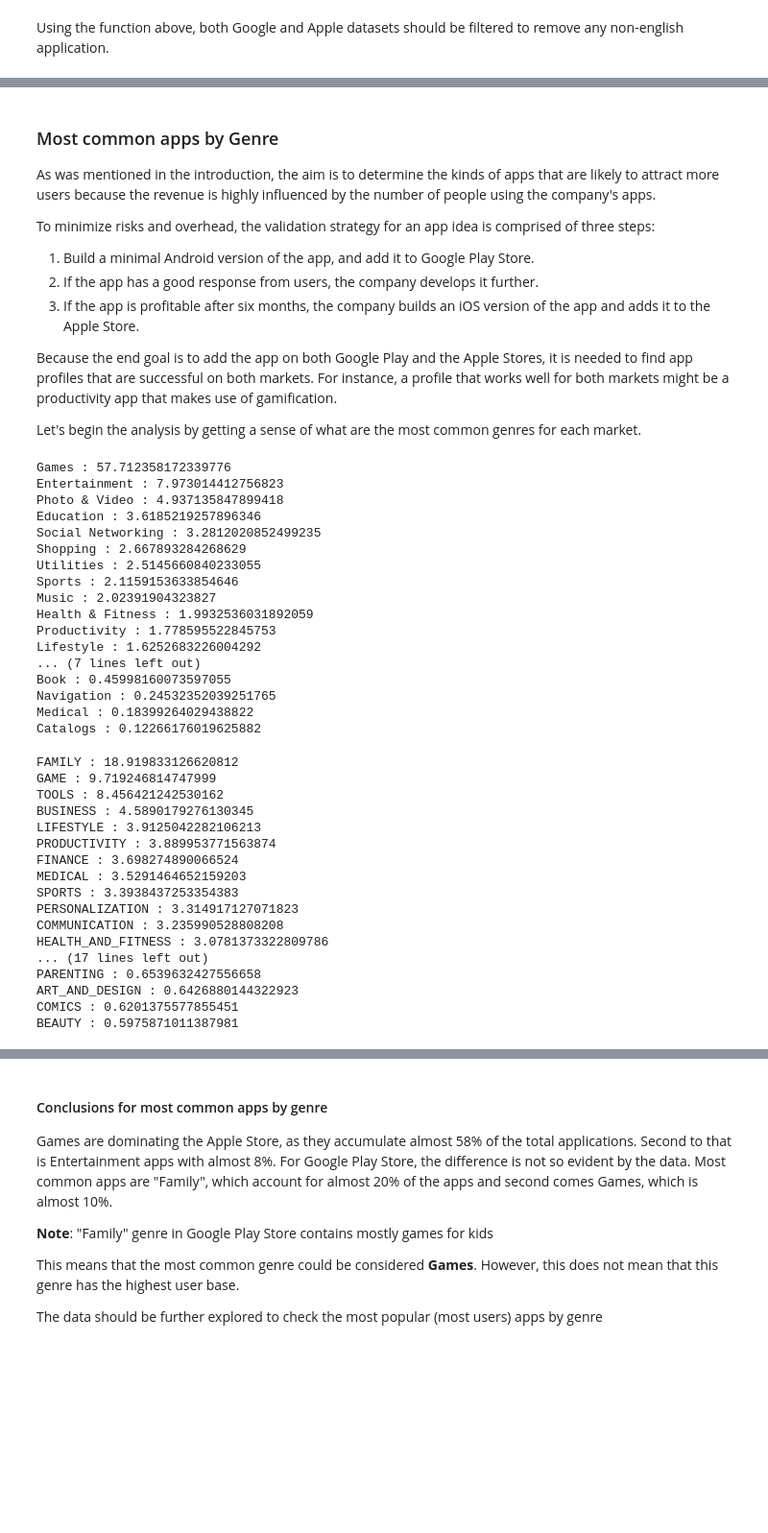
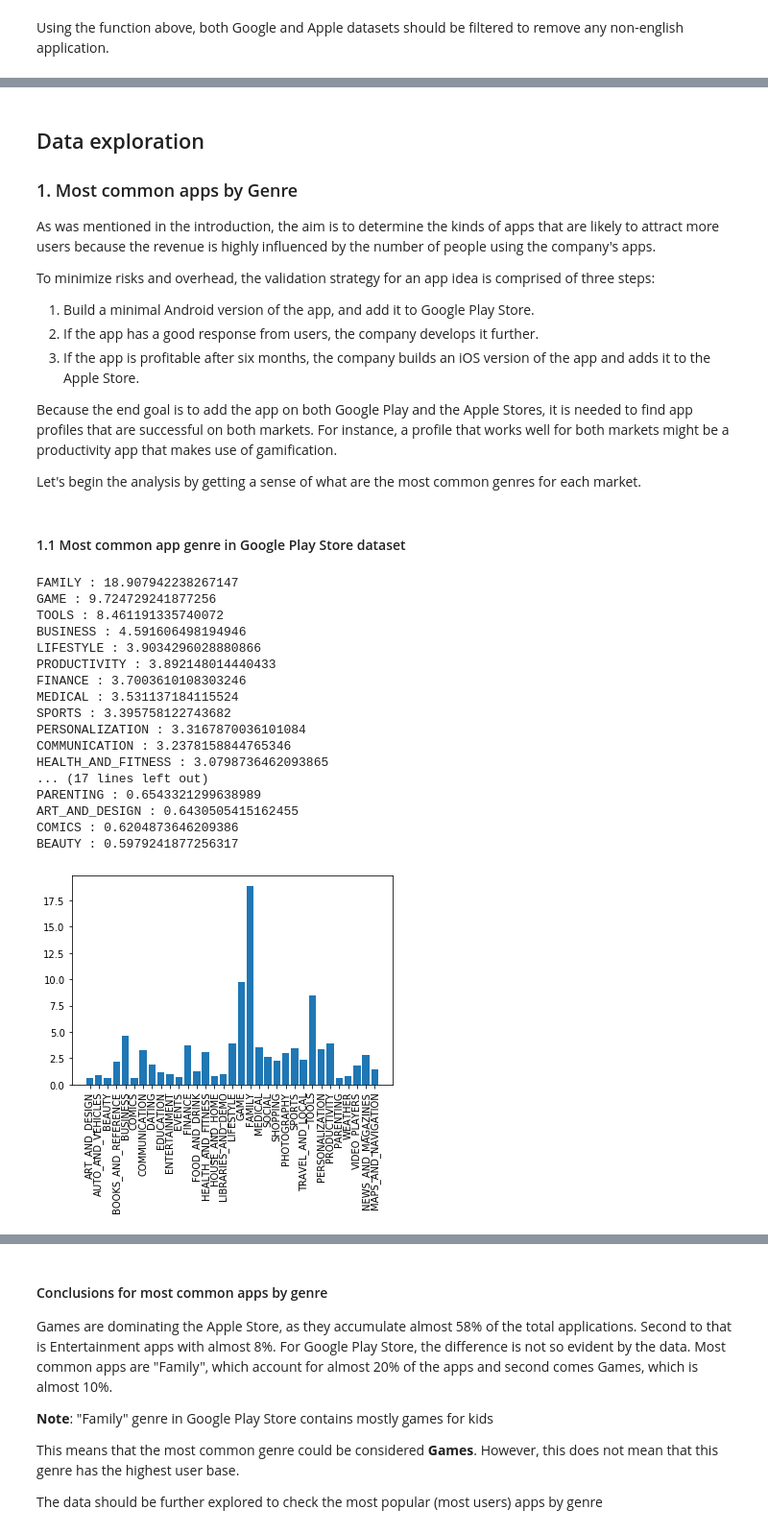
Before and after one commit to kostasd/App_profile_recommendation, a Jupyter notebook: App_profile_recommendation.ipynb, the cells around one changed output, grey strips where cells are left out. Shown: that part at 96% size. Drawn from its saved outputs; the diff is of its cells as text; code cells hidden in the pictures; blank space fills up the shorter version.

Commit message:
[MODIFIED] Updated `App_profile_recommendation.ipynb` to include graphs and a more concrete structure. Version has been updated to 1.1.0

```diff
--- a/App_profile_recommendation.ipynb
+++ b/App_profile_recommendation.ipynb
@@ -259,7 +280,8 @@ for app in google_data:
     else:
         unique_apps.append(name)
 
-for app in duplicate_apps:
+## Print only the first 3 of the duplicate apps
+for app in duplicate_apps[:3]:
     print(app)
     for google_entry in google_data:
         if app == google_entry[0]:
@@ -427,14 +452,14 @@ The number of rows is 9659 as expected.
 
 As our company only creates applications only with English speakers in mind, any application that does not have an English name should be removed from the dataset.
 # %%
-## Function that takes a string an returns "False" if there are at least 5 characters
+## Function that takes a string an returns "False" if there are at least 4 characters
 ## outside the ASCII range (0 - 127) in the string, otherwise returns "True"
 def eng_check(input_name):
     count_non_english = 0
     for character in input_name:
         if ord(character) > 127:
             count_non_english += 1
-    if count_non_english >= 5:
+    if count_non_english >= 4:
         return False
     else:
         return True
@@ -602,5 +635,7 @@ Our final datasets contains unique, English and free applications that can be fo
 # %% [markdown]
-### Most common apps by Genre
+## Data exploration
+
+### 1. Most common apps by Genre
 
 As was mentioned in the introduction, the aim is to determine the kinds of apps that are likely to attract more users because the revenue is highly influenced by the number of people using the company's apps.
 
@@ -652,45 +687,34 @@ def display_table(dataset, index):
     table_sorted = sorted(table_display, reverse = True)
     for entry in table_sorted:
         print(entry[1], ':', entry[0])
-# %%
-## Examine the frequency table (expressed in percentages) of prime_genre in Apple Store dataset
-display_table(ios_final, 11)
-# %% [output]
-Games : 57.712358172339776
-Entertainment : 7.973014412756823
-Photo & Video : 4.937135847899418
-Education : 3.6185219257896346
-Social Networking : 3.2812020852499235
-Shopping : 2.667893284268629
-Utilities : 2.5145660840233055
-Sports : 2.1159153633854646
-Music : 2.02391904323827
-Health & Fitness : 1.9932536031892059
-Productivity : 1.778595522845753
-Lifestyle : 1.6252683226004292
-... (7 lines left out)
-Book : 0.45998160073597055
-Navigation : 0.24532352039251765
-Medical : 0.18399264029438822
-Catalogs : 0.12266176019625882
+# %% [markdown]
+#### 1.1 Most common app genre in Google Play Store dataset
 # %%
 ## Examine the frequency table (expressed in percentages) of Category in Google Play Store dataset
 display_table(google_final, 1)
 # %% [output]
-FAMILY : 18.919833126620812
-GAME : 9.719246814747999
-TOOLS : 8.456421242530162
-BUSINESS : 4.5890179276130345
-LIFESTYLE : 3.9125042282106213
-PRODUCTIVITY : 3.889953771563874
-FINANCE : 3.698274890066524
-MEDICAL : 3.5291464652159203
-SPORTS : 3.3938437253354383
-PERSONALIZATION : 3.314917127071823
-COMMUNICATION : 3.235990528808208
-HEALTH_AND_FITNESS : 3.0781373322809786
+FAMILY : 18.907942238267147
+GAME : 9.724729241877256
+TOOLS : 8.461191335740072
+BUSINESS : 4.591606498194946
+LIFESTYLE : 3.9034296028880866
+PRODUCTIVITY : 3.892148014440433
+FINANCE : 3.7003610108303246
+MEDICAL : 3.531137184115524
+SPORTS : 3.395758122743682
+PERSONALIZATION : 3.3167870036101084
+COMMUNICATION : 3.2378158844765346
+HEALTH_AND_FITNESS : 3.0798736462093865
 ... (17 lines left out)
-PARENTING : 0.6539632427556658
-ART_AND_DESIGN : 0.6426880144322923
-COMICS : 0.6201375577855451
-BEAUTY : 0.5975871011387981
+PARENTING : 0.6543321299638989
+ART_AND_DESIGN : 0.6430505415162455
+COMICS : 0.6204873646209386
+BEAUTY : 0.5979241877256317
+# %%
+## Bar plot of the frequency table (expressed in percentages) of Category in Google Play Store dataset
+%matplotlib inline
+plt.bar(range(len(freq_table(google_final, 1))), list(freq_table(google_final, 1).values()), align='center')
+plt.xticks(range(len(freq_table(google_final, 1))), list(freq_table(google_final, 1).keys()), rotation=90)
+plt.show()
+# %% [output]
+[figure, added]
```
Also changed, not shown: parts of 95 cells of this notebook, 1 other file.
